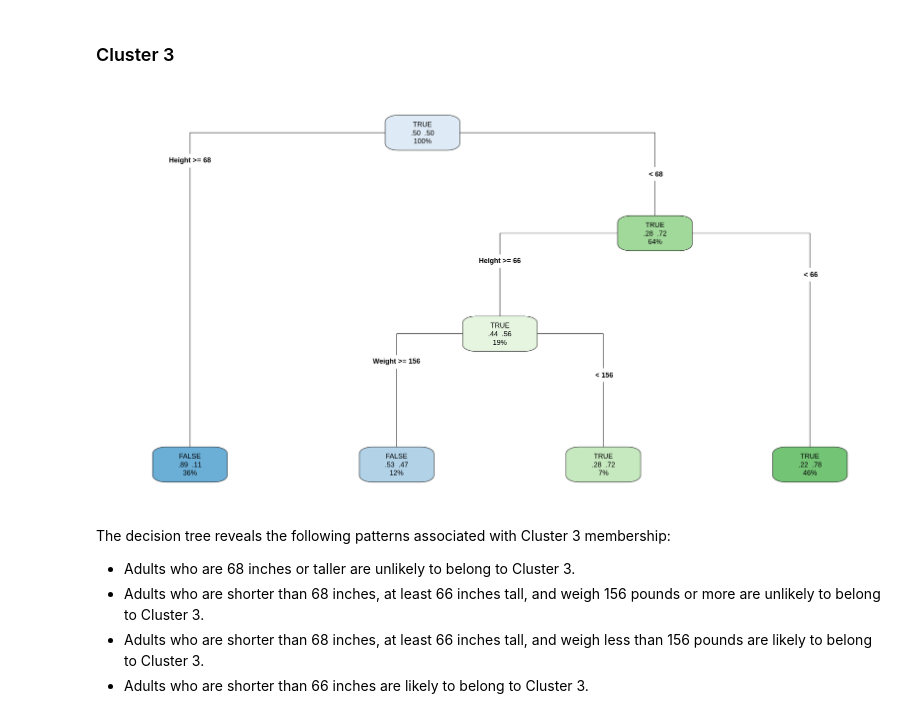
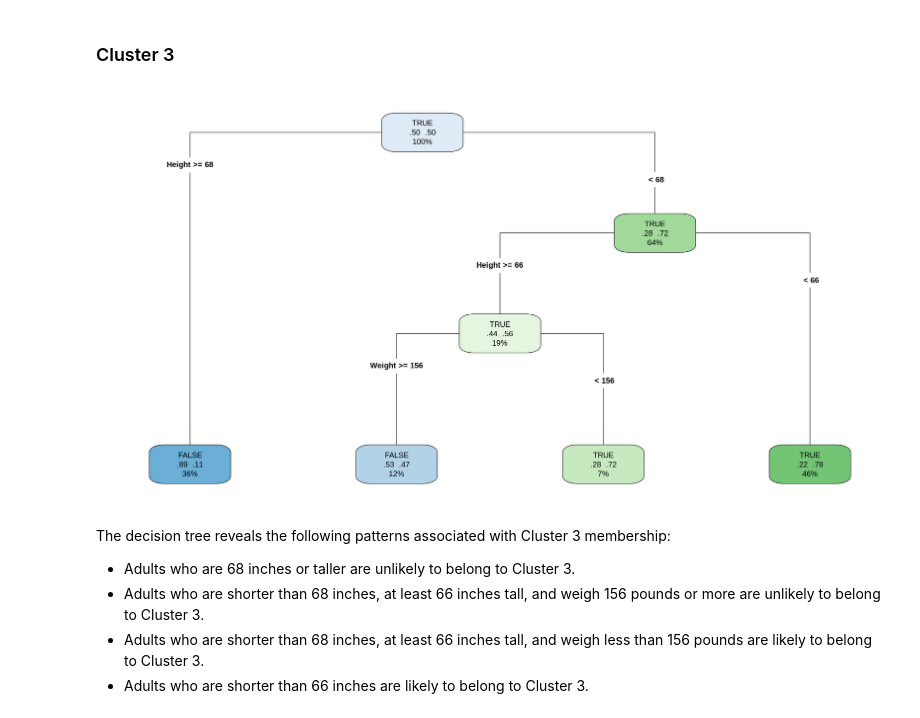
Before and after one commit to Cstan1987stat/health-survey-cluster-analysis, a Jupyter notebook: cluster_analysis.ipynb, the cells around one changed output. Cells and saved outputs as stored; diff of their text form; code cells hidden in the pictures.

```diff
--- a/cluster_analysis.ipynb
+++ b/cluster_analysis.ipynb
@@ -347,33 +347,33 @@ In this model, the most important feature was **Height**, followed by **Sleep_ho
 # %%
 # Creating target variable (TRUE if cluster is 3 and False if not)
 target_3 <- df$clusters == 3
 # Setting seed for reproducibility
 set.seed(123)
 
 # Creating weight vector to handle class imbalance
 w <- ifelse(target_3,
             1 / sum(target_3),
             1 / sum(!target_3))
 
 # Fitting a decision tree
 # Classifying target_3 based on all numerical columns from df
 # weights - used for helping with class imbalance
 # method - used to specify this is classification task
 # cp - cost complexity paramter of 0.001
 # maxdepth - limiting tree depth
 dt <- rpart(target_3 ~ .,
             data = df[, c(num_cols)],
             weights = w,
             method = "class",
             cp = 0.001,
             maxdepth = 3)
 
 # Visualizing the tree
 par(bg = "white")
-options(repr.plot.width=17, repr.plot.height=9, repr.plot.background = "white")
-rpart.plot(dt, type=4, extra=104, cex=.9)
+options(repr.plot.width=17, repr.plot.height=9)
+rpart.plot(dt, type=4, extra=104, cex=1)
 # %% [output]
-[figure, old version]
+[figure, new version]
 # %% [markdown]
 The decision tree reveals the following patterns associated with Cluster 3 membership:
 * Adults who are 68 inches or taller are unlikely to belong to Cluster 3.
```
Also changed, not shown: parts of 4 cells of this notebook.
